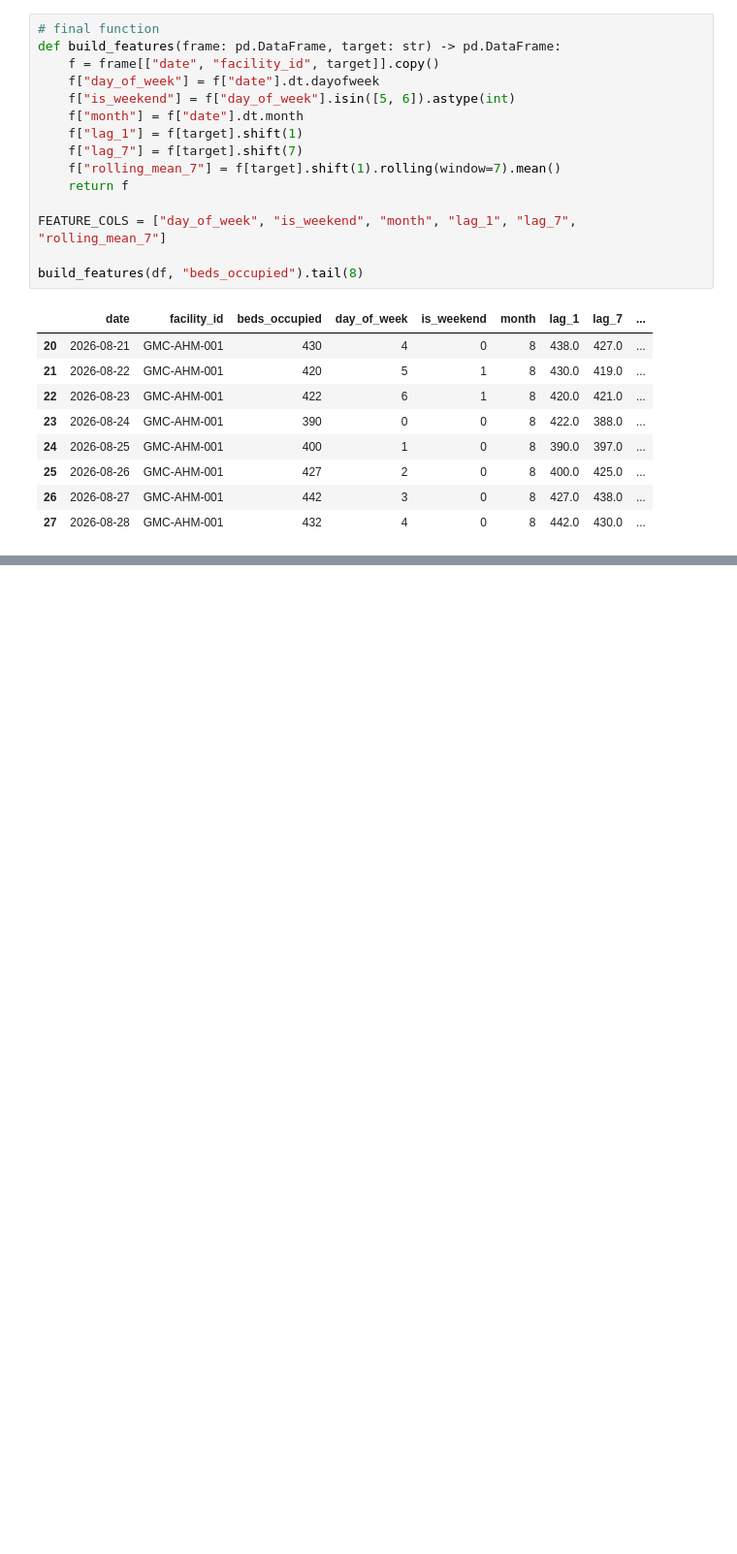
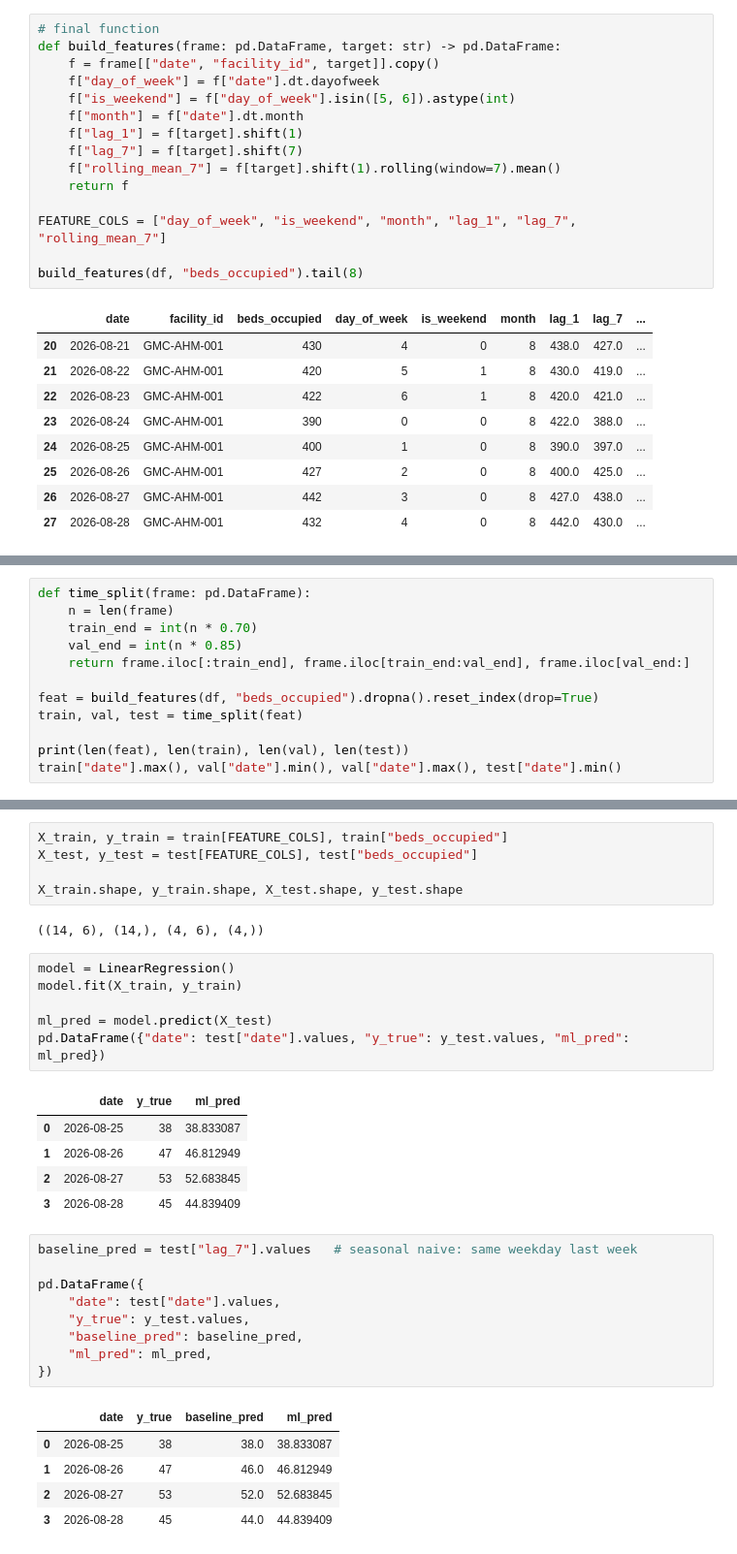
Before and after one commit to DenilTalaviya7074/Hospital-Operational-Forecasting, a Jupyter notebook: forcast_1.ipynb, the cells around one changed output, grey strips where cells are left out. Shown at 97% size. Cells and saved outputs as stored; diff of their text form; blank space fills up the shorter version.

```diff
--- a/forcast_1.ipynb
+++ b/forcast_1.ipynb
@@ -229,0 +235,12 @@ build_features(df, "beds_occupied").tail(8)
+# %%
+def time_split(frame: pd.DataFrame):
+    n = len(frame)
+    train_end = int(n * 0.70)
+    val_end = int(n * 0.85)
+    return frame.iloc[:train_end], frame.iloc[train_end:val_end], frame.iloc[val_end:]
+
+feat = build_features(df, "beds_occupied").dropna().reset_index(drop=True)
+train, val, test = time_split(feat)
+
+print(len(feat), len(train), len(val), len(test))
+train["date"].max(), val["date"].min(), val["date"].max(), test["date"].min()
@@ -229,0 +253,34 @@ build_features(df, "beds_occupied").tail(8)
+# %%
+X_train, y_train = train[FEATURE_COLS], train["beds_occupied"]
+X_test, y_test = test[FEATURE_COLS], test["beds_occupied"]
+
+X_train.shape, y_train.shape, X_test.shape, y_test.shape
+# %% [output]
+((14, 6), (14,), (4, 6), (4,))
+# %%
+model = LinearRegression()
+model.fit(X_train, y_train)
+
+ml_pred = model.predict(X_test)
+pd.DataFrame({"date": test["date"].values, "y_true": y_test.values, "ml_pred": ml_pred})
+# %% [output]
+|  | date | y_true | ml_pred |
+| 0 | 2026-08-25 | 38 | 38.833087 |
+| 1 | 2026-08-26 | 47 | 46.812949 |
+| 2 | 2026-08-27 | 53 | 52.683845 |
+| 3 | 2026-08-28 | 45 | 44.839409 |
+# %%
+baseline_pred = test["lag_7"].values   # seasonal naive: same weekday last week
+
+pd.DataFrame({
+    "date": test["date"].values,
+    "y_true": y_test.values,
+    "baseline_pred": baseline_pred,
+    "ml_pred": ml_pred,
+})
+# %% [output]
+|  | date | y_true | baseline_pred | ml_pred |
+| 0 | 2026-08-25 | 38 | 38.0 | 38.833087 |
+| 1 | 2026-08-26 | 47 | 46.0 | 46.812949 |
+| 2 | 2026-08-27 | 53 | 52.0 | 52.683845 |
+| 3 | 2026-08-28 | 45 | 44.0 | 44.839409 |
```
Also changed, not shown: parts of 4 cells of this notebook.
